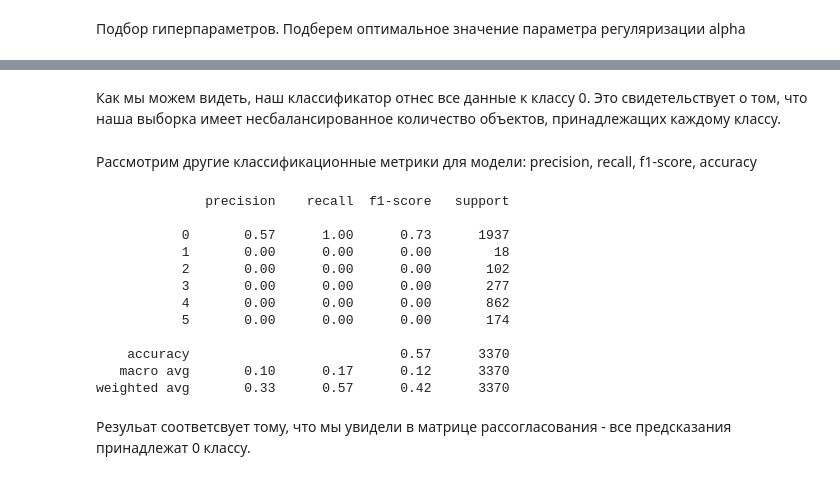
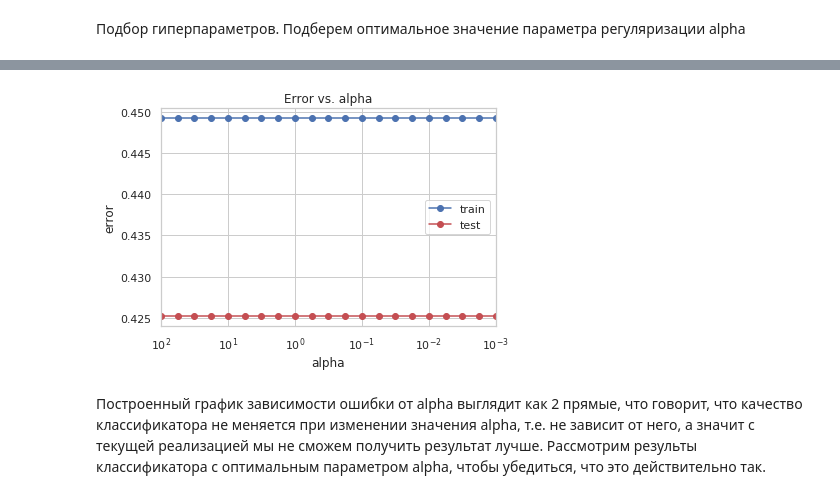
Before and after one commit to eaidova/ML, a Jupyter notebook: task1.ipynb, the cells around one changed output, grey strips where cells are left out. Drawn from its saved outputs; the diff is of its cells as text; code cells hidden in the pictures.

```diff
--- a/task1.ipynb
+++ b/task1.ipynb
@@ -971,16 +1034,3 @@ Rf
 # %% [markdown]
 Подбор гиперпараметров.
 Подберем оптимальное значение параметра регуляризации alpha
-# %%
-alpha_arr = np.logspace(-3, 2, 21)
-test_err = []
-train_err = []
-for alpha in alpha_arr:
-    mlp_model = MLPClassifier(alpha = alpha, hidden_layer_sizes = (100,),
-                              solver = 'lbfgs', activation = 'logistic', random_state = 42, max_iter=100000000)
-    mlp_model.fit(X_train, y_train)
-
-    y_train_pred = mlp_model.predict(X_train)
-    y_test_pred = mlp_model.predict(X_test)
-    train_err.append(np.mean(y_train != y_train_pred))
-    test_err.append(np.mean(y_test != y_test_pred))
@@ -1009,10 +1036,0 @@ print(alpha_opt)
-# %%
-mlp_model = MLPClassifier(alpha = alpha_opt, hidden_layer_sizes = (100,),
-                          solver = 'lbfgs', activation = 'logistic', random_state = 42)
-mlp_model.fit(X_train, y_train)
-
-y_train_pred = mlp_model.predict(X_train)
-y_test_pred = mlp_model.predict(X_test)
-
-print('Train error: {}'.format(1- mlp_model.score(X_train, y_train)))
-print('Test error: {}'.format(1 - mlp_model.score(X_test, y_test)))
@@ -1049,23 +1037,26 @@ pass
-# %% [markdown]
-Как мы можем видеть, наш классификатор отнес все данные к классу 0. Это свидетельствует о том, что наша выборка имеет несбалансированное количество объектов, принадлежащих каждому классу.
-# %% [markdown]
-Рассмотрим другие классификационные метрики для модели:
-precision, recall, f1-score, accuracy
-# %%
-from sklearn.metrics import classification_report
-print(classification_report(y_test, y_test_pred))
-# %% [output]
-              precision    recall  f1-score   support
-
-           0       0.57      1.00      0.73      1937
-           1       0.00      0.00      0.00        18
-           2       0.00      0.00      0.00       102
-           3       0.00      0.00      0.00       277
-           4       0.00      0.00      0.00       862
-           5       0.00      0.00      0.00       174
-
-    accuracy                           0.57      3370
-   macro avg       0.10      0.17      0.12      3370
-weighted avg       0.33      0.57      0.42      3370
-# %% [markdown]
-Резульат соответсвует тому, что мы увидели в матрице рассогласования - все предсказания принадлежат 0 классу.
+# %%
+alpha_arr = np.logspace(-3, 2, 21)
+test_err, train_err = [], []
+for alpha in alpha_arr:
+    mlp_model = MLPClassifier(alpha = alpha, hidden_layer_sizes = (100,),
+                              solver = 'lbfgs', activation = 'logistic', random_state = 144)
+    mlp_model.fit(X_train, y_train)
+
+    y_train_pred = mlp_model.predict(X_train)
+    y_test_pred = mlp_model.predict(X_test)
+    train_err.append(np.mean(y_train != y_train_pred))
+    test_err.append(np.mean(y_test != y_test_pred))
+# %%
+plt.semilogx(alpha_arr, train_err, 'b-o', label = 'train')
+plt.semilogx(alpha_arr, test_err, 'r-o', label = 'test')
+plt.xlim([np.max(alpha_arr), np.min(alpha_arr)])
+plt.title('Error vs. alpha')
+plt.xlabel('alpha')
+plt.ylabel('error')
+plt.legend()
+pass
+# %% [output]
+[figure, added]
+# %% [markdown]
+Построенный график зависимости ошибки от alpha выглядит как 2 прямые, что говорит, что качество классификатора не меняется при изменении значения alpha, т.е. не зависит от него, а значит с текущей реализацией мы не сможем получить результат лучше.
+Рассмотрим результы классификатора с оптимальным параметром alpha, чтобы убедиться, что это действительно так.
```
Also changed, not shown: parts of 58 cells of this notebook.
